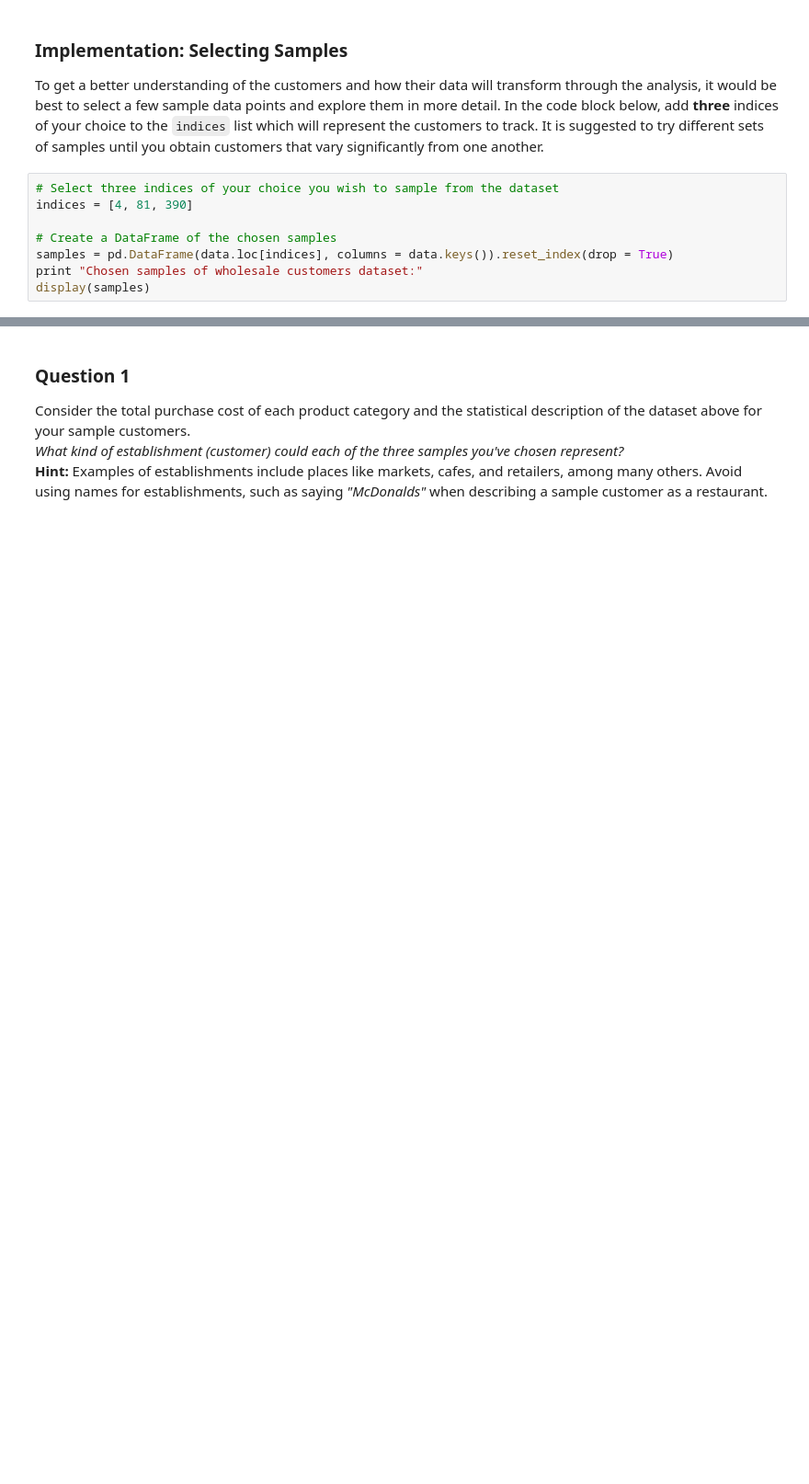
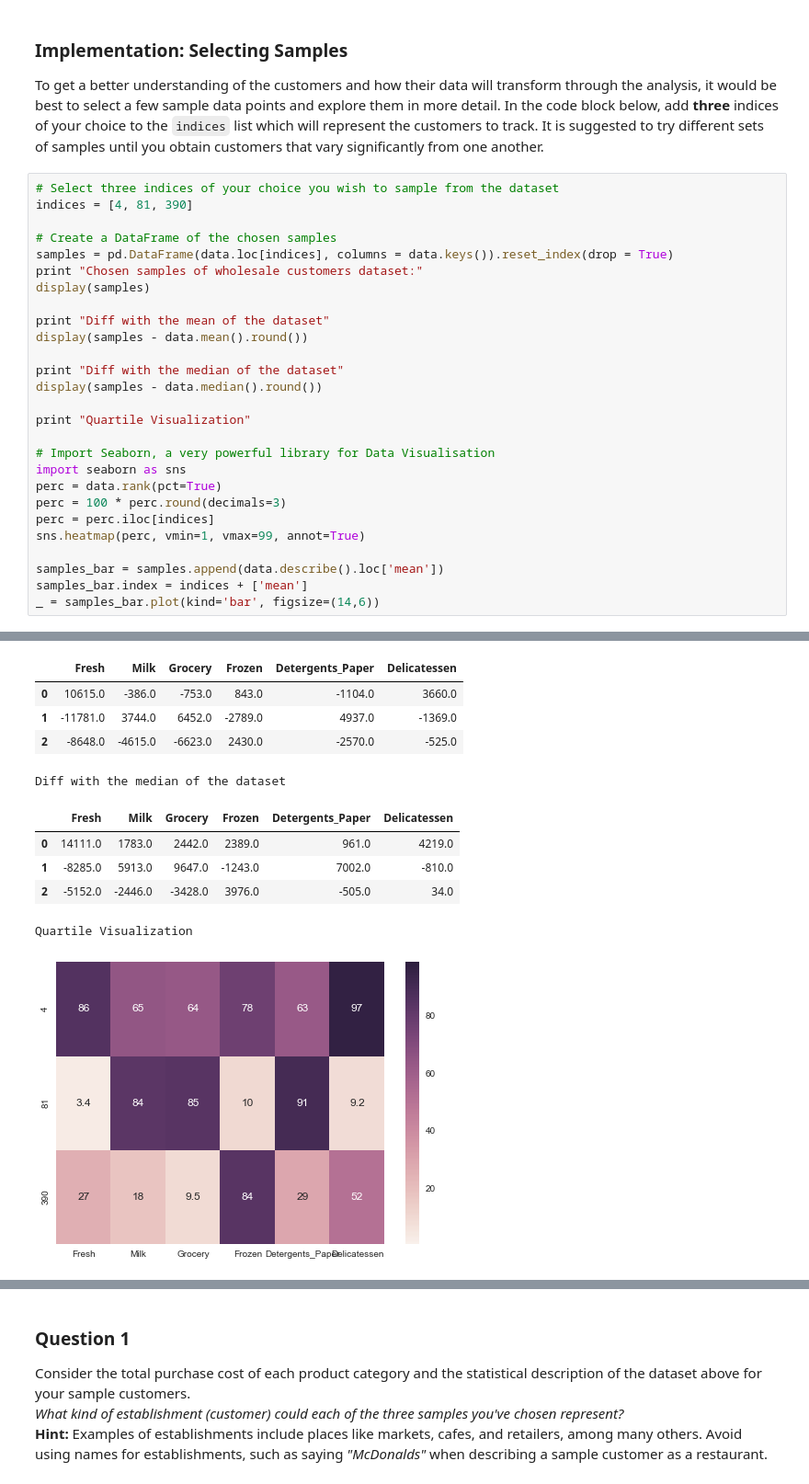
Before and after one commit to dmytroKarataiev/MachineLearning, a Jupyter notebook: creating_customer_segments/customer_segments.ipynb, the cells around one changed output, grey strips where cells are left out. Shown at 92% size. Saved outputs shown, nothing was run; the diff lists cells and outputs as text; blank space fills up the shorter version.

```diff
--- a/creating_customer_segments/customer_segments.ipynb
+++ b/creating_customer_segments/customer_segments.ipynb
@@ -64,6 +64,25 @@ indices = [4, 81, 390]
 samples = pd.DataFrame(data.loc[indices], columns = data.keys()).reset_index(drop = True)
 print "Chosen samples of wholesale customers dataset:"
 display(samples)
+
+print "Diff with the mean of the dataset"
+display(samples - data.mean().round())
+
+print "Diff with the median of the dataset"
+display(samples - data.median().round())
+
+print "Quartile Visualization"
+
+# Import Seaborn, a very powerful library for Data Visualisation
+import seaborn as sns
+perc = data.rank(pct=True)
+perc = 100 * perc.round(decimals=3)
+perc = perc.iloc[indices]
+sns.heatmap(perc, vmin=1, vmax=99, annot=True)
+
+samples_bar = samples.append(data.describe().loc['mean'])
+samples_bar.index = indices + ['mean']
+_ = samples_bar.plot(kind='bar', figsize=(14,6))
 # %% [output]
 Chosen samples of wholesale customers dataset:
 |  | Fresh | Milk | Grocery | Frozen | Detergents_Paper | Delicatessen |
@@ -72,0 +93,11 @@ Chosen samples of wholesale customers dataset:
+|  | Fresh | Milk | Grocery | Frozen | Detergents_Paper | Delicatessen |
+| 0 | 10615.0 | -386.0 | -753.0 | 843.0 | -1104.0 | 3660.0 |
+| 1 | -11781.0 | 3744.0 | 6452.0 | -2789.0 | 4937.0 | -1369.0 |
+| 2 | -8648.0 | -4615.0 | -6623.0 | 2430.0 | -2570.0 | -525.0 |
+Diff with the median of the dataset
+|  | Fresh | Milk | Grocery | Frozen | Detergents_Paper | Delicatessen |
+| 0 | 14111.0 | 1783.0 | 2442.0 | 2389.0 | 961.0 | 4219.0 |
+| 1 | -8285.0 | 5913.0 | 9647.0 | -1243.0 | 7002.0 | -810.0 |
+| 2 | -5152.0 | -2446.0 | -3428.0 | 3976.0 | -505.0 | 34.0 |
+Quartile Visualization
+[figure, added]
```
Also changed, not shown: parts of 12 cells of this notebook, 2 other files.
